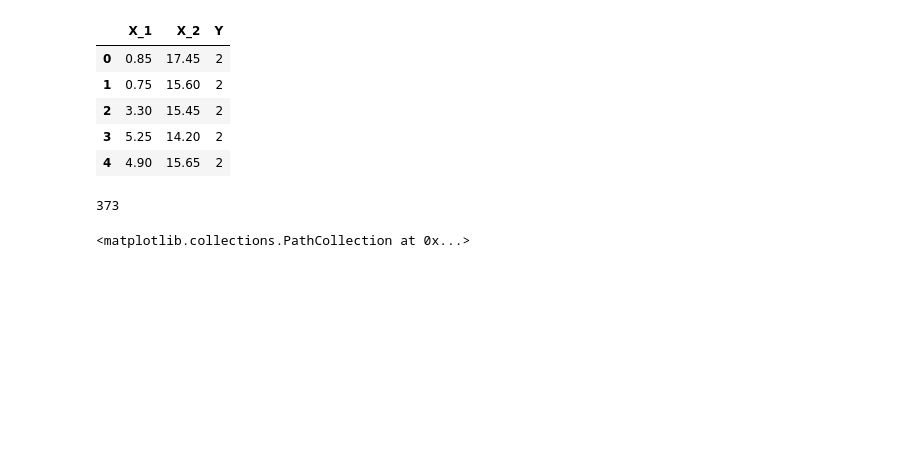
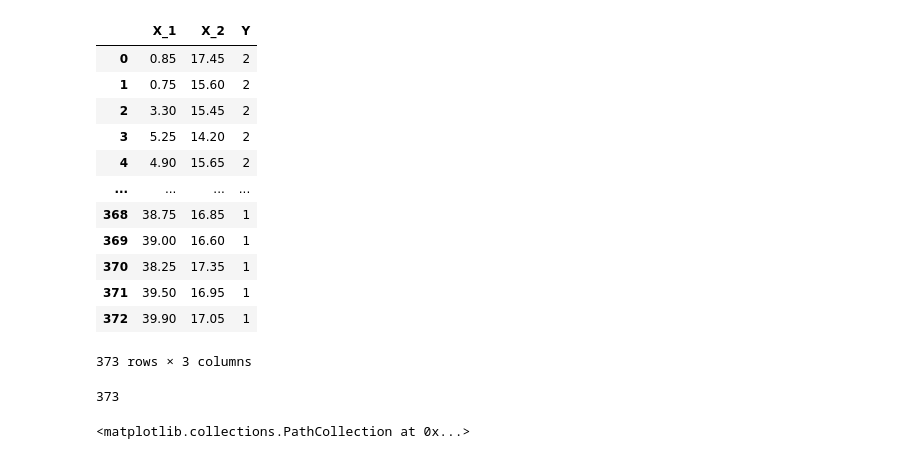
Before and after one commit to mohIITech/learning_machine_learning, a Jupyter notebook: course_iml/lab6_q1.ipynb, the cells around one changed output. Saved outputs shown, nothing was run; the diff lists cells and outputs as text; code cells hidden in the pictures; blank space fills up the shorter version.

```diff
--- a/course_iml/lab6_q1.ipynb
+++ b/course_iml/lab6_q1.ipynb
@@ -6,14 +6,21 @@ import random
 # %%
 df = pd.read_csv('datasets/lab6.txt', sep = '\t', header=None)
 df.columns = ['X_1', 'X_2', 'Y']
-df.head()
+df
 # %% [output]
 |  | X_1 | X_2 | Y |
 | 0 | 0.85 | 17.45 | 2 |
 | 1 | 0.75 | 15.60 | 2 |
 | 2 | 3.30 | 15.45 | 2 |
 | 3 | 5.25 | 14.20 | 2 |
 | 4 | 4.90 | 15.65 | 2 |
+| ... | ... | ... | ... |
+| 368 | 38.75 | 16.85 | 1 |
+| 369 | 39.00 | 16.60 | 1 |
+| 370 | 38.25 | 17.35 | 1 |
+| 371 | 39.50 | 16.95 | 1 |
+| 372 | 39.90 | 17.05 | 1 |
+373 rows × 3 columns
 # %%
 n_samples = df.shape[0]
 n_samples
```
Also changed, not shown: parts of 6 cells of this notebook, 4 other files.
